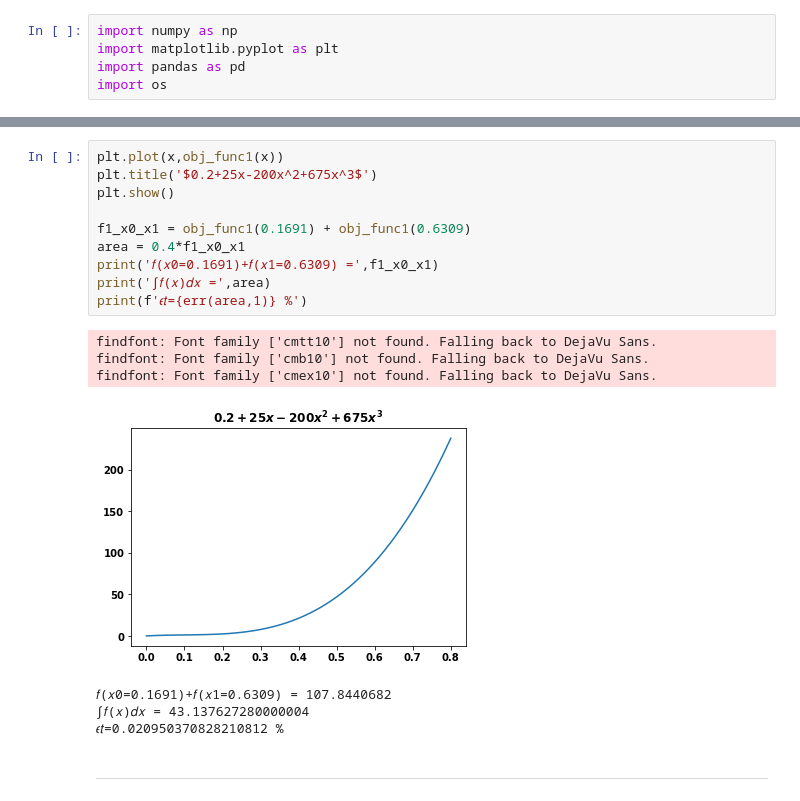
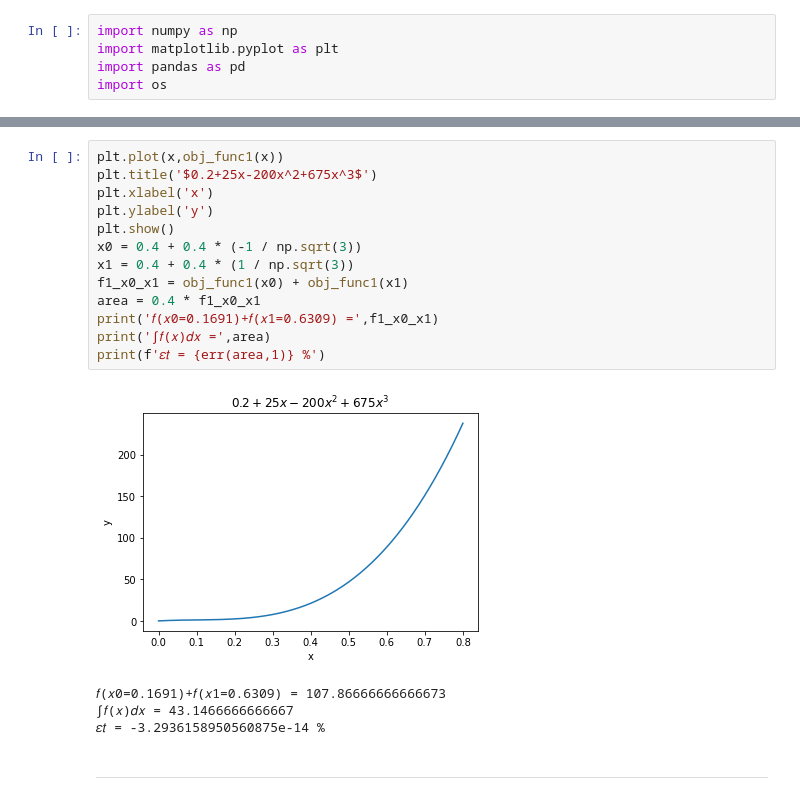
Before and after one commit to autotntfan/numerical-analysis, a Jupyter notebook: HW3/HW3.ipynb, the cells around one changed output, grey strips where cells are left out. Cells and saved outputs as stored; diff of their text form.

```diff
--- a/HW3/HW3.ipynb
+++ b/HW3/HW3.ipynb
@@ -54,21 +56,21 @@ def err(app_x,func):
 # %%
 plt.plot(x,obj_func1(x))
 plt.title('$0.2+25x-200x^2+675x^3$')
+plt.xlabel('x')
+plt.ylabel('y')
 plt.show()
-
-f1_x0_x1 = obj_func1(0.1691) + obj_func1(0.6309)
-area = 0.4*f1_x0_x1
+x0 = 0.4 + 0.4 * (-1 / np.sqrt(3))
+x1 = 0.4 + 0.4 * (1 / np.sqrt(3))
+f1_x0_x1 = obj_func1(x0) + obj_func1(x1)
+area = 0.4 * f1_x0_x1
 print('𝑓(𝑥0=0.1691)+𝑓(𝑥1=0.6309) =',f1_x0_x1)
 print('∫𝑓(𝑥)𝑑𝑥 =',area)
-print(f'𝜖𝑡={err(area,1)} %')
+print(f'𝜀𝑡 = {err(area,1)} %')
 # %% [output]
+[figure, new version]
-findfont: Font family ['cmtt10'] not found. Falling back to DejaVu Sans.
-findfont: Font family ['cmb10'] not found. Falling back to DejaVu Sans.
-findfont: Font family ['cmex10'] not found. Falling back to DejaVu Sans.
+𝑓(𝑥0=0.1691)+𝑓(𝑥1=0.6309) = 107.86666666666673
+∫𝑓(𝑥)𝑑𝑥 = 43.1466666666667
+𝜀𝑡 = -3.2936158950560875e-14 %
-[figure, old version]
-𝑓(𝑥0=0.1691)+𝑓(𝑥1=0.6309) = 107.8440682
-∫𝑓(𝑥)𝑑𝑥 = 43.137627280000004
-𝜖𝑡=0.020950370828210812 %
 # %% [markdown]
 ---------------------------------------------------------------------------------------------------------------------------
 # %% [markdown]
```
Also changed, not shown: parts of 40 cells of this notebook, 1 other file.
